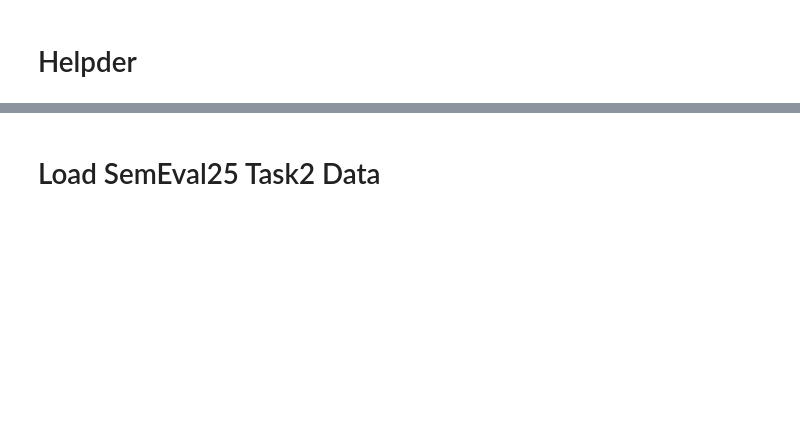
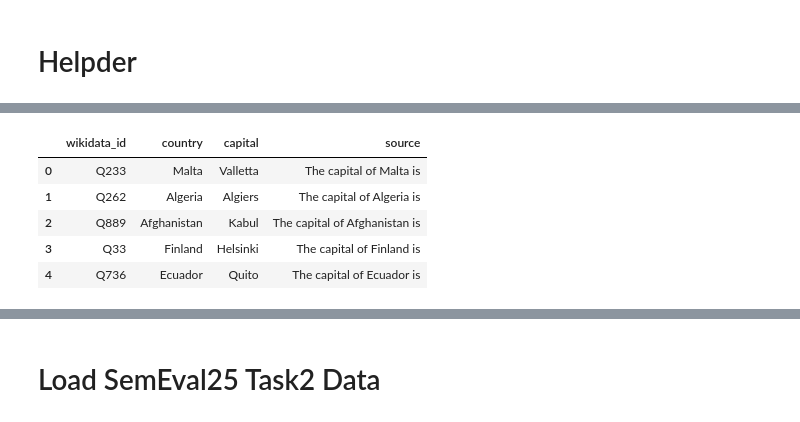
Before and after one commit to ShiningLab/CON2LM, a Jupyter notebook: wiki.ipynb, the cells around one changed output, grey strips where cells are left out. Drawn from its saved outputs; the diff is of its cells as text; code cells hidden in the pictures; blank space fills up the shorter version.

```diff
--- a/wiki.ipynb
+++ b/wiki.ipynb
@@ -33,0 +56,3 @@ def remove_punctuations(text):
+# %%
+# init
+size = 50
@@ -33,0 +70,17 @@ def remove_punctuations(text):
+# %%
+# random_sample
+def random_sample(df, size):
+    df = df.sample(size, random_state=0)
+    df = df.reset_index(drop=True)
+    return df
+# %%
+sample_df = random_sample(raw_capital_df, size)
+sample_df = sample_df.reset_index(drop=True)
+sample_df.head()
+# %% [output]
+|  | wikidata_id | country | capital | source |
+| 0 | Q233 | Malta | Valletta | The capital of Malta is |
+| 1 | Q262 | Algeria | Algiers | The capital of Algeria is |
+| 2 | Q889 | Afghanistan | Kabul | The capital of Afghanistan is |
+| 3 | Q33 | Finland | Helsinki | The capital of Finland is |
+| 4 | Q736 | Ecuador | Quito | The capital of Ecuador is |
```
Also changed, not shown: parts of 18 cells of this notebook, 39 other files.
